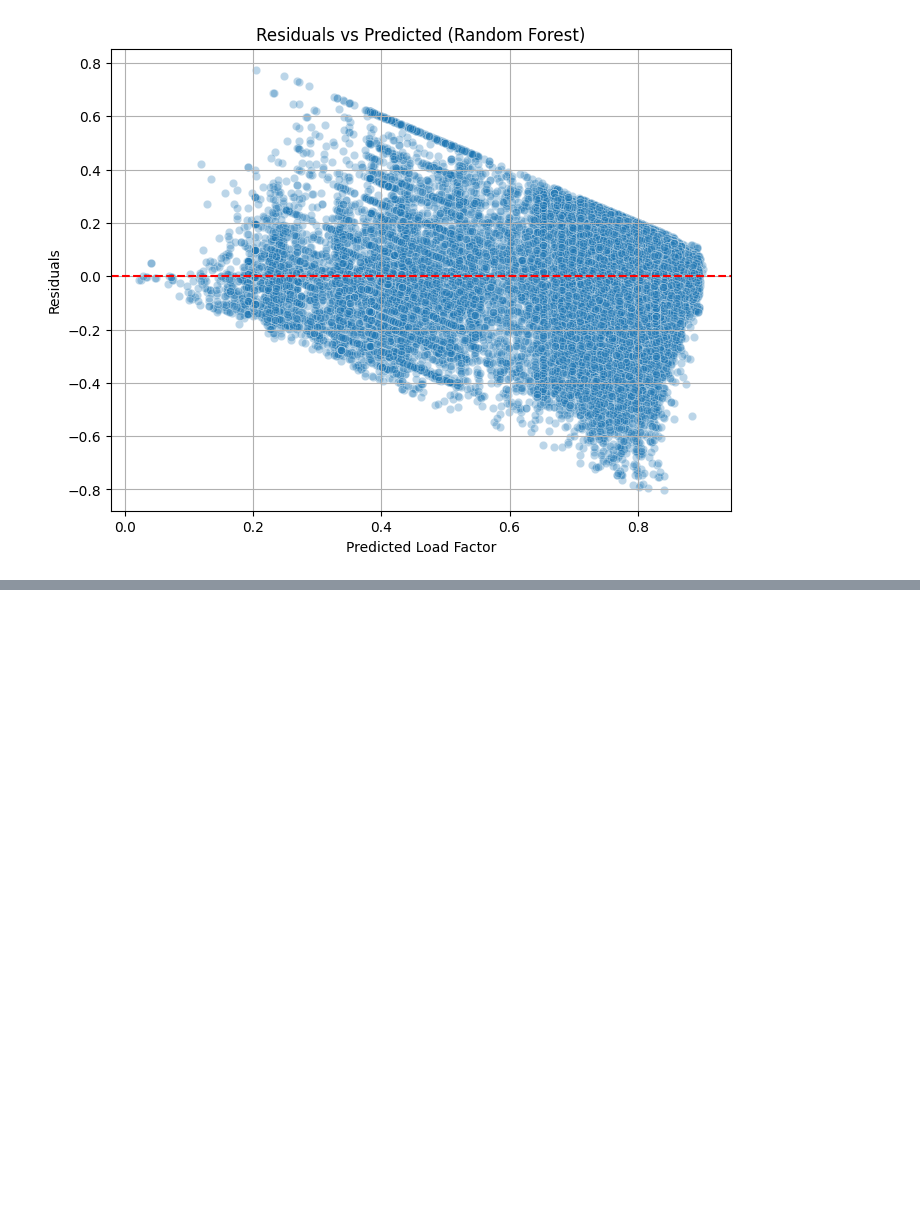
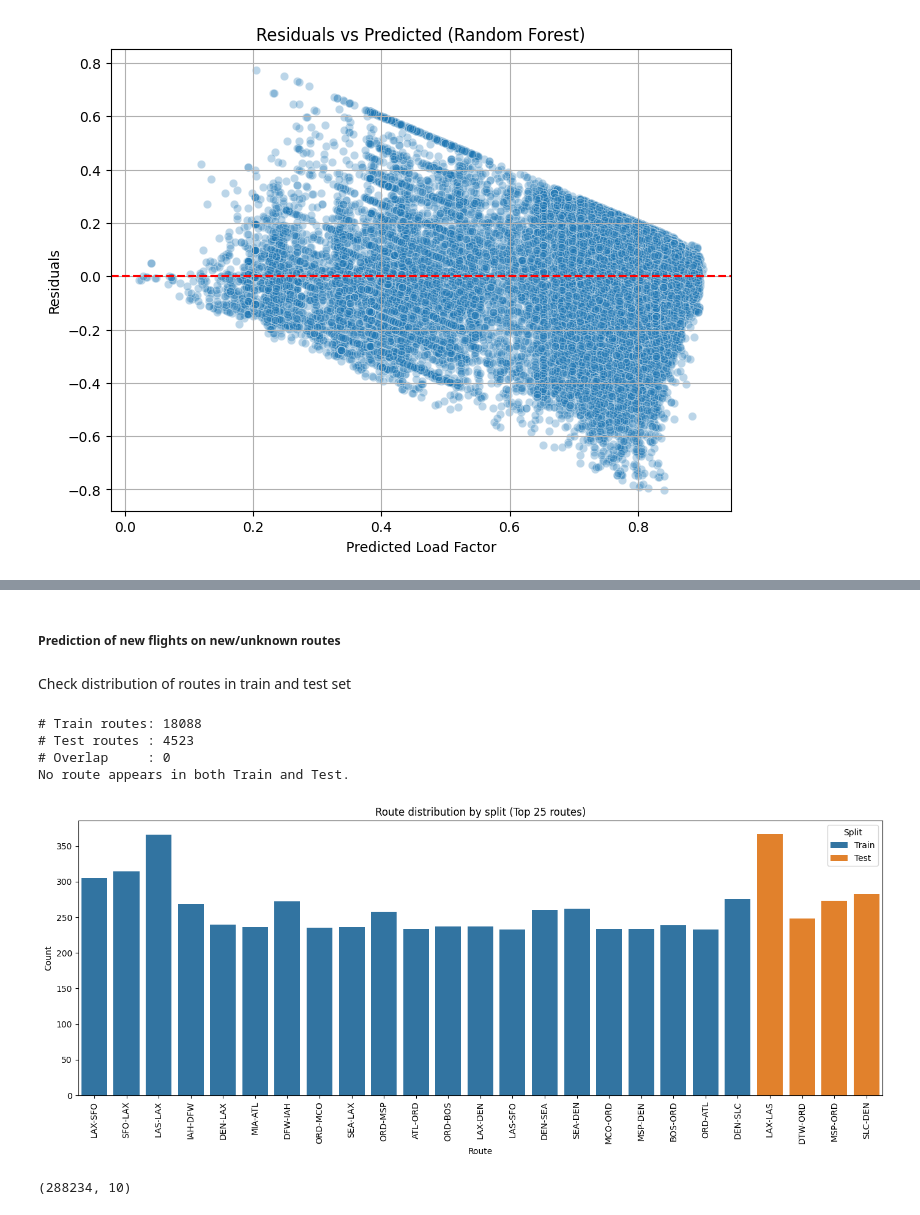
Before and after one commit to VerenaQu/passenger_load_prediction_project, a Jupyter notebook: notebooks/2_pax_load_factor_prediction.ipynb, the cells around one changed output, grey strips where cells are left out. Saved outputs shown, nothing was run; the diff lists cells and outputs as text; code cells hidden in the pictures; blank space fills up the shorter version.

```diff
--- a/notebooks/2_pax_load_factor_prediction.ipynb
+++ b/notebooks/2_pax_load_factor_prediction.ipynb
@@ -195,0 +460,58 @@ plt.show()
+# %% [markdown]
+##### Prediction of new flights on new/unknown routes
+# %%
+# GroupShuffleSplit to ensure no data leakage on routes
+gss = GroupShuffleSplit(n_splits=1, test_size=0.2, random_state=42)
+split = gss.split(X, y, groups=X["route"])
+
+train_idx, test_idx = next(split)
+X_train_route, X_test_route = X.iloc[train_idx], X.iloc[test_idx]
+y_train_route, y_test_route = y.iloc[train_idx], y.iloc[test_idx]
+# %% [markdown]
+Check distribution of routes in train and test set
+# %%
+# Check overlap
+train_routes = set(X_train_route["route"])
+test_routes  = set(X_test_route["route"])
+
+overlap = train_routes & test_routes
+print(f"# Train routes: {len(train_routes)}")
+print(f"# Test routes : {len(test_routes)}")
+print(f"# Overlap     : {len(overlap)}")
+if overlap:
+    print("Example overlaps:", list(sorted(overlap))[:10])
+else:
+    print("No route appears in both Train and Test.")
+
+# Visualize
+train_vis = X_train_route[["route"]].copy()
+train_vis["split"] = "Train"
+test_vis = X_test_route[["route"]].copy()
+test_vis["split"] = "Test"
+
+vis_df = pd.concat([train_vis, test_vis], axis=0, ignore_index=True)
+
+# Top N routes
+N = 25
+top_routes = (vis_df["route"].value_counts().head(N).index)
+plot_df = vis_df[vis_df["route"].isin(top_routes)]
+
+plt.figure(figsize=(14, 6))
+ax = sns.countplot(data=plot_df, x="route", hue="split")
+ax.set_title(f"Route distribution by split (Top {N} routes)")
+ax.set_xlabel("Route")
+ax.set_ylabel("Count")
+plt.xticks(rotation=90)
+plt.legend(title="Split")
+plt.tight_layout()
+plt.show()
+# %% [output]
+# Train routes: 18088
+# Test routes : 4523
+# Overlap     : 0
+No route appears in both Train and Test.
+[figure, added]
+# %%
+X_train.shape
+# %% [output]
+(288234, 10)
```
Also changed, not shown: parts of 27 cells of this notebook.
